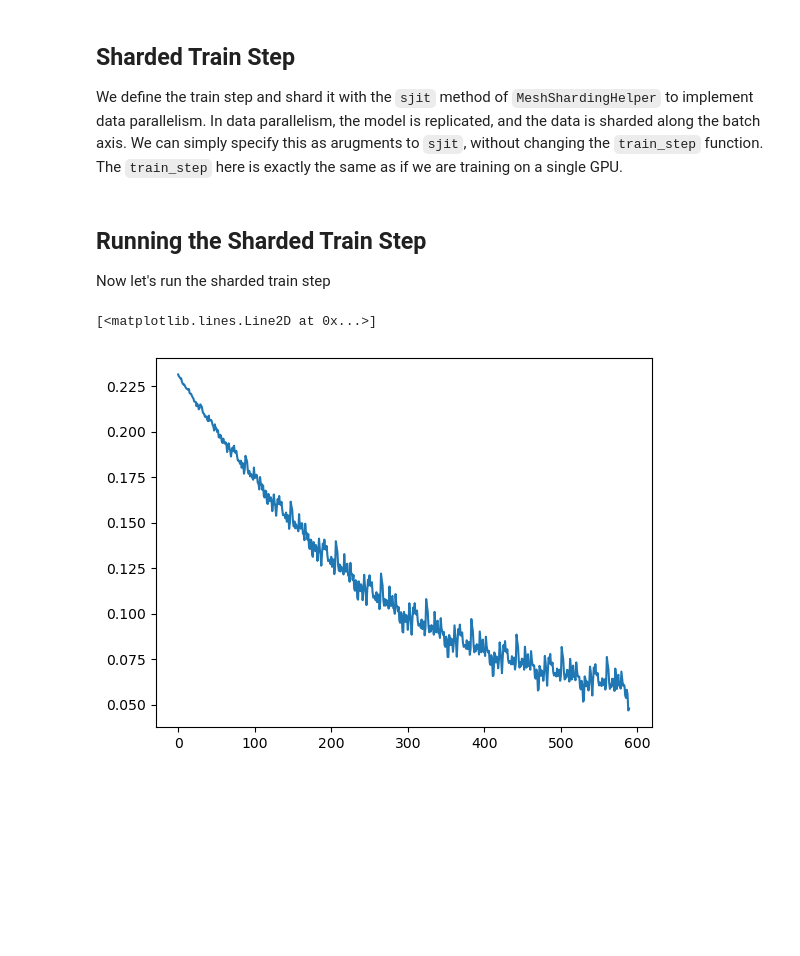
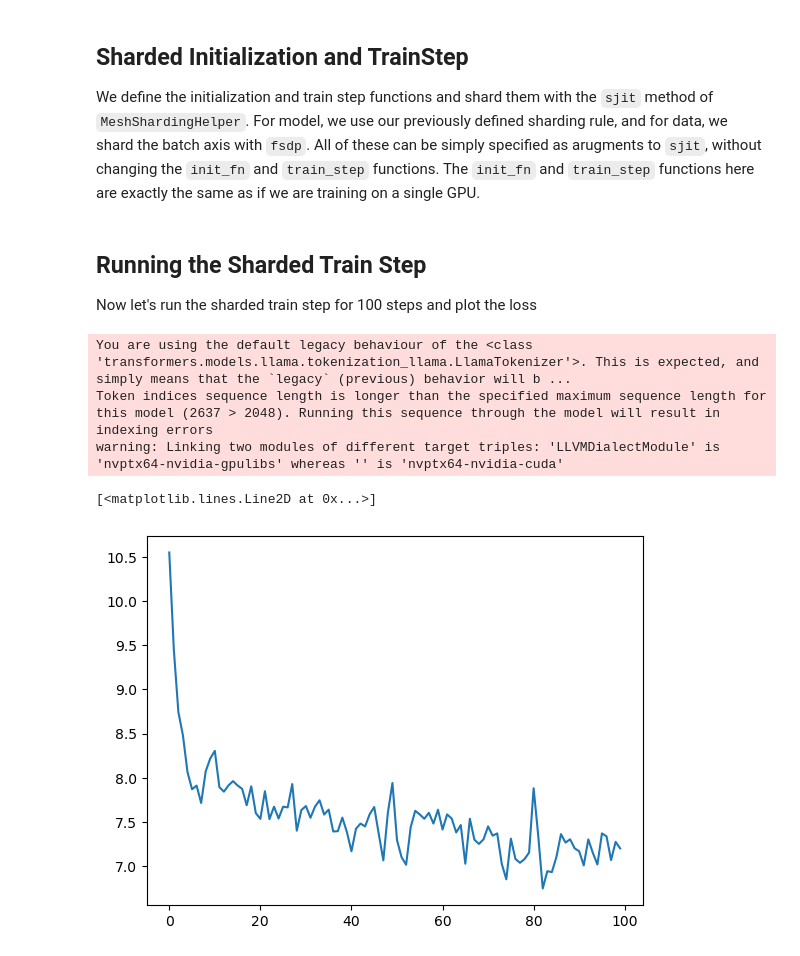
Before and after one commit to young-geng/scalax, a Jupyter notebook: examples/llama_fsdp_tp.ipynb, the cells around one changed output. Drawn from its saved outputs; the diff is of its cells as text; code cells hidden in the pictures; blank space fills up the shorter version.

```diff
--- a/example/notebooks/mnist_data_parallel.ipynb
+++ b/examples/llama_fsdp_tp.ipynb
@@ -52,10 +23,0 @@ dataset
-# %%
-dataset = torchvision.datasets.MNIST(
-    '/tmp/torch_data', train=True, download=True,
-    transform=torchvision.transforms.Compose([
-    torchvision.transforms.ToTensor(),
-    torchvision.transforms.Normalize(
-        (0.1307,), (0.3081,))
-    ])
-)
-dataloader = torch.utils.data.DataLoader(dataset, batch_size=1024, num_workers=8)
@@ -62,3 +142,3 @@ dataloader = torch.utils.data.DataLoader(dataset, batch_size=1024, num_workers=8
 # %% [markdown]
-## Sharded Train Step
-We define the train step and shard it with the `sjit` method of `MeshShardingHelper` to implement data parallelism. In data parallelism, the model is replicated, and the data is sharded along the batch axis. We can simply specify this as arugments to `sjit`, without changing the `train_step` function. The `train_step` here is exactly the same as if we are training on a single GPU.
+## Sharded Initialization and TrainStep
+We define the initialization and train step functions and shard them with the `sjit` method of `MeshShardingHelper`. For model, we use our previously defined sharding rule, and for data, we shard the batch axis with `fsdp`. All of these can be simply specified as arugments to `sjit`, without changing the `init_fn` and `train_step` functions. The `init_fn` and `train_step` functions here are exactly the same as if we are training on a single GPU.
@@ -98,19 +190,19 @@ train_state = TrainState.create(
 # %% [markdown]
 ## Running the Sharded Train Step
-Now let's run the sharded train step
+Now let's run the sharded train step for 100 steps and plot the loss
-# %%
-losses = []
-accuracies = []
-for epoch in trange(10):
-    for x, y in dataloader:
-        x = x.reshape(-1, 28 * 28).numpy()
-        y = y.numpy()
-        train_state, loss, accuracy = train_step(train_state, x, y)
-        losses.append(loss.item())
-        accuracies.append(accuracy.item())
-
-
-plt.plot(losses)
-# %% [output]
-[<matplotlib.lines.Line2D at 0x...>]
-[figure, removed]
+# %%
+data_iterator = c4_data_loader(8, seq_length)
+train_state = init_fn(jax.random.PRNGKey(42))
+
+losses = []
+for _, batch in zip(trange(100), data_iterator):
+    train_state, loss = train_step(train_state, batch)
+    losses.append(loss)
+
+plt.plot(losses)
+# %% [output]
+You are using the default legacy behaviour of the <class 'transformers.models.llama.tokenization_llama.LlamaTokenizer'>. This is expected, and simply means that the `legacy` (previous) behavior will b ...
+Token indices sequence length is longer than the specified maximum sequence length for this model (2637 > 2048). Running this sequence through the model will result in indexing errors
+warning: Linking two modules of different target triples: 'LLVMDialectModule' is 'nvptx64-nvidia-gpulibs' whereas '' is 'nvptx64-nvidia-cuda'
+[<matplotlib.lines.Line2D at 0x...>]
+[figure, added]
```
Also changed, not shown: parts of 14 cells of this notebook, 4 other files.
